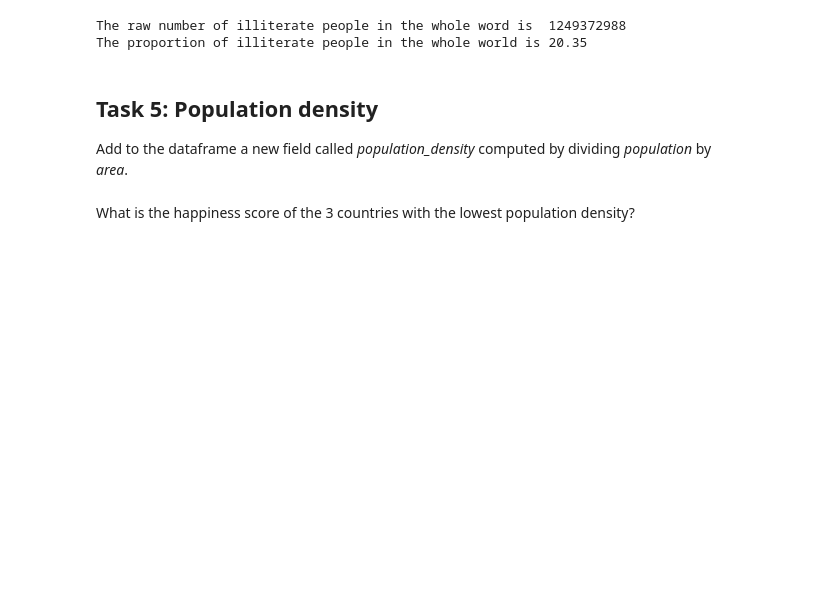
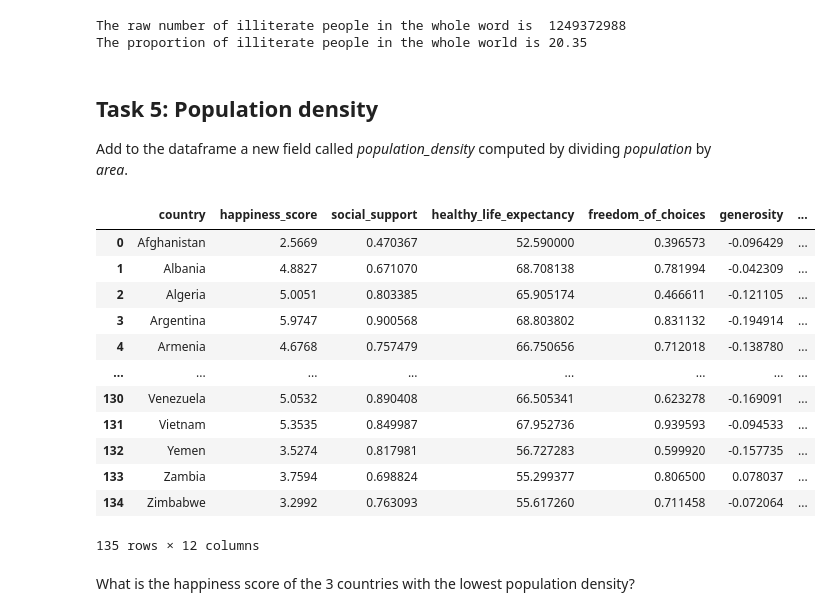
Before and after one commit to Thierrix/2024, a Jupyter notebook: Exercises_Thierry/01 - Handling data/Happiness.ipynb, the cells around one changed output. Saved outputs shown, nothing was run; the diff lists cells and outputs as text; code cells hidden in the pictures; blank space fills up the shorter version.

```diff
--- a/Exercises_Thierry/01 - Handling data/Happiness.ipynb
+++ b/Exercises_Thierry/01 - Handling data/Happiness.ipynb
@@ -252,2 +250,20 @@ Add to the dataframe a new field called *population_density* computed by dividin
+# %%
+country_features["population_density"] = round(country_features["population"] / country_features["area"], 3)
+
+country_features
+# %% [output]
+|  | country | happiness_score | social_support | healthy_life_expectancy | freedom_of_choices | generosity | ... |
+| 0 | Afghanistan | 2.5669 | 0.470367 | 52.590000 | 0.396573 | -0.096429 | ... |
+| 1 | Albania | 4.8827 | 0.671070 | 68.708138 | 0.781994 | -0.042309 | ... |
+| 2 | Algeria | 5.0051 | 0.803385 | 65.905174 | 0.466611 | -0.121105 | ... |
+| 3 | Argentina | 5.9747 | 0.900568 | 68.803802 | 0.831132 | -0.194914 | ... |
+| 4 | Armenia | 4.6768 | 0.757479 | 66.750656 | 0.712018 | -0.138780 | ... |
+| ... | ... | ... | ... | ... | ... | ... | ... |
+| 130 | Venezuela | 5.0532 | 0.890408 | 66.505341 | 0.623278 | -0.169091 | ... |
+| 131 | Vietnam | 5.3535 | 0.849987 | 67.952736 | 0.939593 | -0.094533 | ... |
+| 132 | Yemen | 3.5274 | 0.817981 | 56.727283 | 0.599920 | -0.157735 | ... |
+| 133 | Zambia | 3.7594 | 0.698824 | 55.299377 | 0.806500 | 0.078037 | ... |
+| 134 | Zimbabwe | 3.2992 | 0.763093 | 55.617260 | 0.711458 | -0.072064 | ... |
+135 rows × 12 columns
 # %% [markdown]
 What is the happiness score of the 3 countries with the lowest population density?
```
Also changed, not shown: parts of 5 cells of this notebook.
